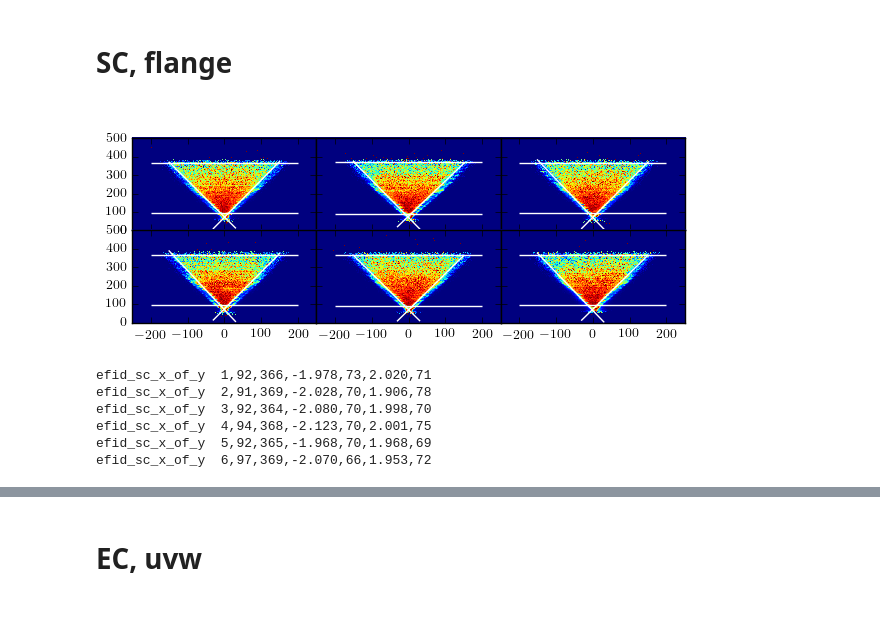
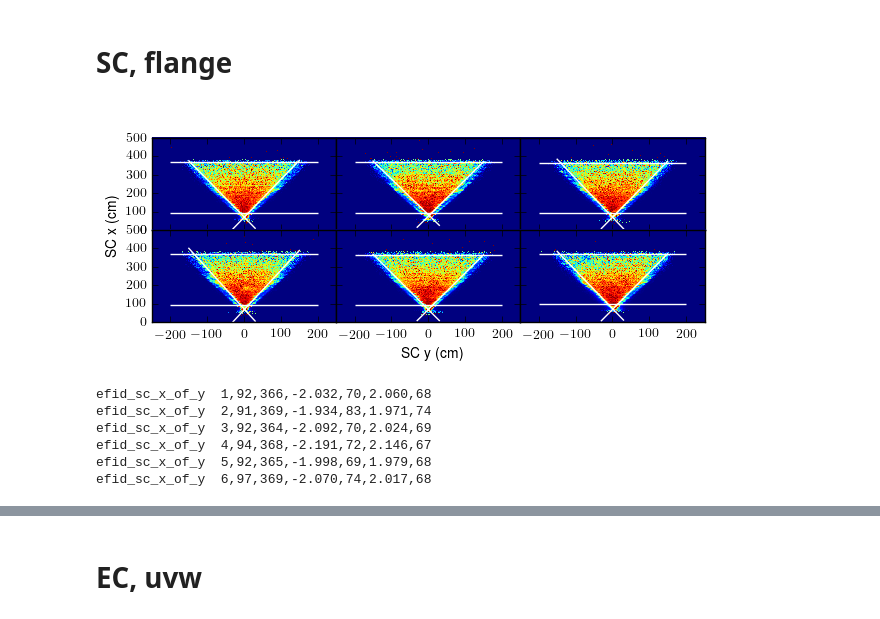
Before and after one commit to evan-phelps/phys-ana-omega, a Jupyter notebook: worksheets/efid_fitting.ipynb, the cells around one changed output, grey strips where cells are left out. Drawn from its saved outputs; the diff is of its cells as text; code cells hidden in the pictures.

Commit message:
efid, e1f

```diff
--- a/worksheets/efid_fitting.ipynb
+++ b/worksheets/efid_fitting.ipynb
@@ -28,42 +34,43 @@ with root_open('%s/%s'%(dir_data, fn_data)) as fin:
         h2_sc.SetDirectory(0)
 # %%
 parmsets = []
-fig_sc = sdraw([norm_y_slices(h2_sc) for h2_sc in h2s_sc])
+fig_sc = sdraw([norm_y_slices(h2_sc) for h2_sc in h2s_sc], xlabel='SC y (cm)', ylabel='SC x (cm)')
 
 for (sect, h2_sc) in enumerate(h2s_sc, 1):
     # h2_sc = h2s_sc[0]
     h2 = h2_sc.clone().rebin2_d(2, 8)
     window = 1
     looseness = 0.35
     (ylo, yhi) = get_ylims_of_xmid(h2_sc)
     edge_loX, edge_hiX = get_plateau_edges_2d(h2, looseness, window, ylo, yhi)
 
     ax = fig_sc.get_axes()[sect-1]
 
 #     ax.plot(*zip(*edge_loX), color='k', marker='*', linestyle='none')
 #     ax.plot(*zip(*edge_hiX), color='k', marker='*', linestyle='none')
     zL = np.polyfit(*zip(*edge_loX), deg=1)
     f = np.poly1d(zL)
     X = np.linspace(-150, 30, 180)
     Y = f(X)
     ax.plot(X,Y,'w', linewidth=1)
     zH = np.polyfit(*zip(*edge_hiX), deg=1)
     f = np.poly1d(zH)
     X = np.linspace(-30, 150, 180)
     Y = f(X)
     ax.plot(X,Y,'w', linewidth=1)
     ax.hlines([ylo, yhi], -200, 200, 'w')
     parmsets.append((sect, ylo, yhi, zL[0], zL[1], zH[0], zH[1]))
 
+plt.savefig('efid_sc_flange.png')
 plt.show()
 
 for parms in parmsets:
     print('efid_sc_x_of_y\t%d,%.0f,%.0f,%.3f,%.0f,%.3f,%.0f'%parms)
 # %% [output]
-[figure, old version]
+[figure, new version]
-efid_sc_x_of_y  1,92,366,-1.978,73,2.020,71
-efid_sc_x_of_y  2,91,369,-2.028,70,1.906,78
-efid_sc_x_of_y  3,92,364,-2.080,70,1.998,70
-efid_sc_x_of_y  4,94,368,-2.123,70,2.001,75
-efid_sc_x_of_y  5,92,365,-1.968,70,1.968,69
-efid_sc_x_of_y  6,97,369,-2.070,66,1.953,72
+efid_sc_x_of_y  1,92,366,-2.032,70,2.060,68
+efid_sc_x_of_y  2,91,369,-1.934,83,1.971,74
+efid_sc_x_of_y  3,92,364,-2.092,70,2.024,69
+efid_sc_x_of_y  4,94,368,-2.191,72,2.146,67
+efid_sc_x_of_y  5,92,365,-1.998,69,1.979,68
+efid_sc_x_of_y  6,97,369,-2.070,74,2.017,68
```
Also changed, not shown: parts of 35 cells of this notebook, 7 other files.
